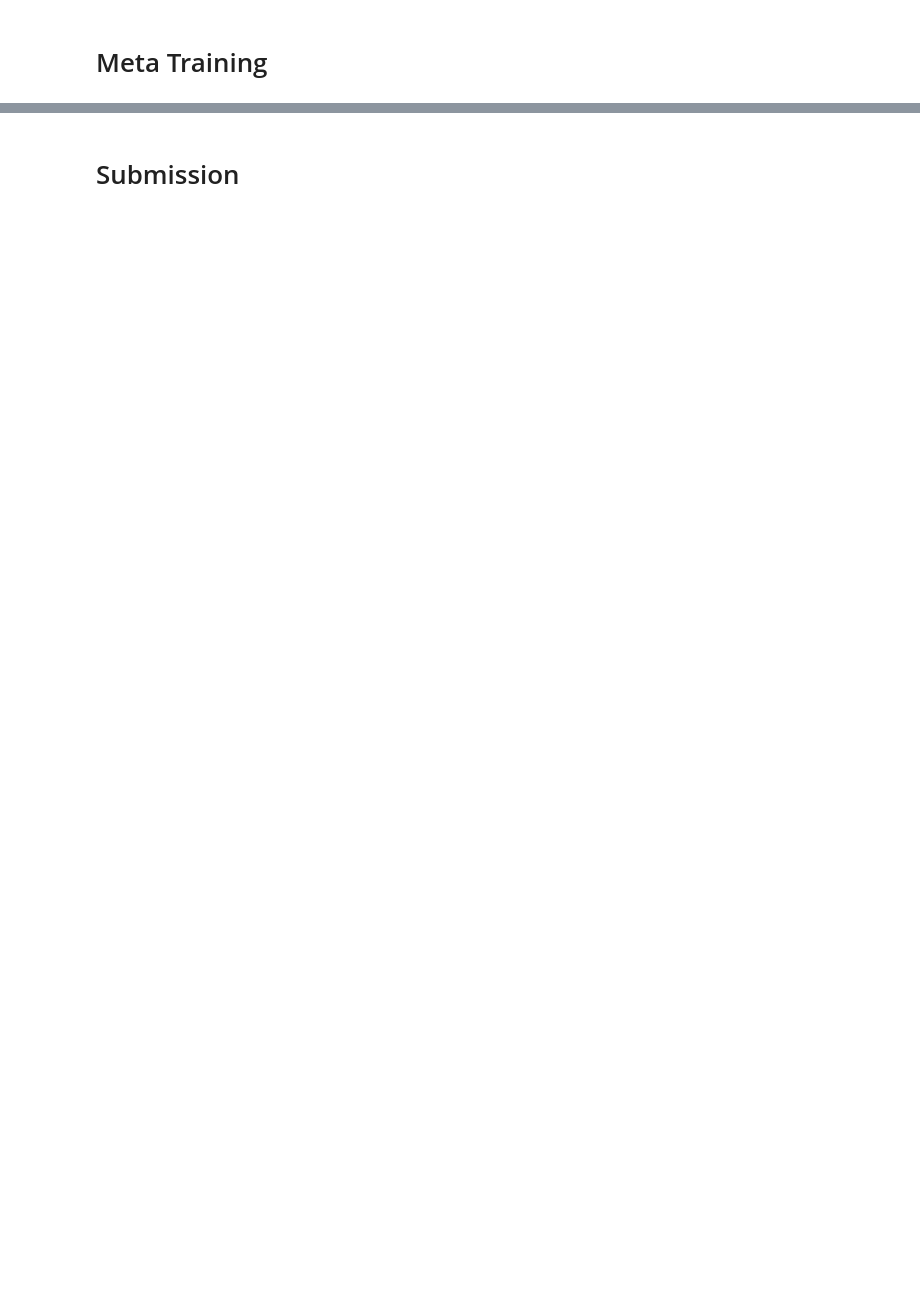
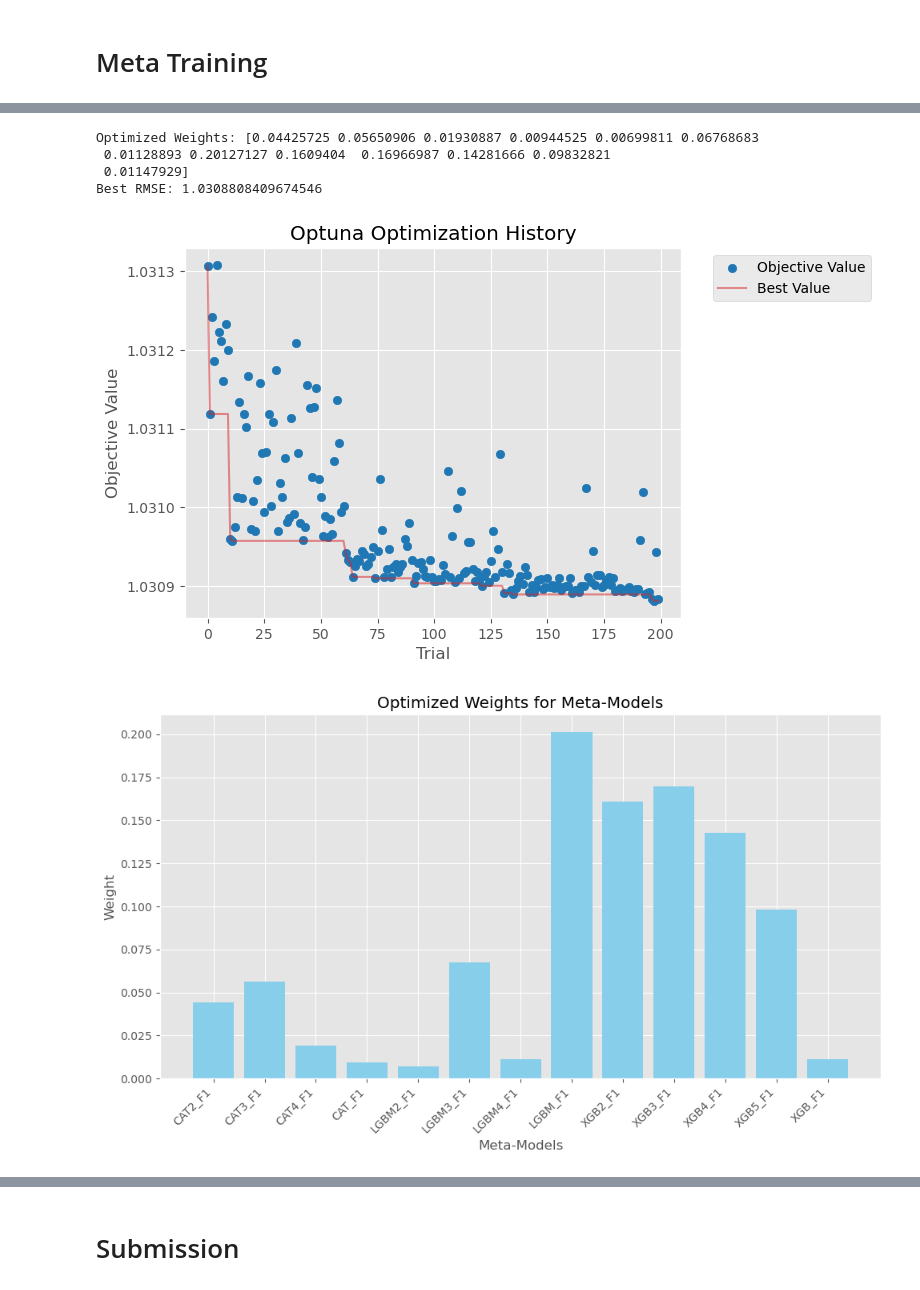
Before and after one commit to Axyom/PG-S4e12-Regression-Insurance, a Jupyter notebook: notebooks/Final Stacking v1/stacking-v3.ipynb, the cells around one changed output, grey strips where cells are left out. Cells and saved outputs as stored; diff of their text form; code cells hidden in the pictures; blank space fills up the shorter version.

```diff
--- a/notebooks/Final Stacking v1/stacking-v3.ipynb
+++ b/notebooks/Final Stacking v1/stacking-v3.ipynb
@@ -4,6 +4,7 @@
 from pathlib import Path
 from datetime import datetime
 import sys
+
 
 # Define the base directory
 base_dir = Path.cwd().resolve().parents[1]
@@ -15,6 +16,10 @@ notebooks_dir = base_dir / "notebooks"
 
 # Append base_dir to sys.path
 sys.path.append(str(base_dir))
+
+from axyom_utilities.data_extraction import extract_data
+
+X_train, y_train, X_test, X_orig, y_orig = extract_data(data_dir, log_transform=True)
 # %%
 import pandas as pd
 import glob
@@ -95,7 +96,11 @@ print(y_train.head())
 import optuna
 import numpy as np
 from sklearn.metrics import mean_squared_error
-from optuna.visualization import plot_optimization_history
+from optuna.visualization.matplotlib import (
+    plot_optimization_history,
+    plot_param_importances,
+    plot_slice
+)
 import matplotlib.pyplot as plt
 
 def optimize_ensemble_weights(X_meta_train, X_meta_test, y_train, n_trials=100):
@@ -145,13 +150,26 @@ def optimize_ensemble_weights(X_meta_train, X_meta_test, y_train, n_trials=100):
     plt.title("Optuna Optimization History")
     plt.show()
 
-    return best_weights, test_preds
+    weight_mapping = dict(zip(X_meta_train.columns, normalized_weights))
+
+    # Plot bar chart of weights
+    plt.figure(figsize=(10, 6))
+    plt.bar(weight_mapping.keys(), weight_mapping.values(), color="skyblue")
+    plt.title("Optimized Weights for Meta-Models")
+    plt.xlabel("Meta-Models")
+    plt.ylabel("Weight")
+    plt.xticks(rotation=45, ha="right")
+    plt.tight_layout()
+    plt.show()
+
+    return best_weights, test_preds, study.best_value
 
 # Assuming meta_features (training meta-features), meta_predictions (test meta-features),
 # and y_train (true target values) are already defined.
-optimized_weights, test_predictions = optimize_ensemble_weights(
+optimized_weights, test_predictions, weight_ensembling_score = optimize_ensemble_weights(
     X_meta_train=X_meta_train,
     X_meta_test=X_meta_test,
     y_train=y_train,
-    n_trials=10
+    n_trials=200
 )
+# %% [output]
@@ -158,3 +193,9 @@ optimized_weights, test_predictions = optimize_ensemble_weights(
+Optimized Weights: [0.04425725 0.05650906 0.01930887 0.00944525 0.00699811 0.06768683
+ 0.01128893 0.20127127 0.1609404  0.16966987 0.14281666 0.09832821
+ 0.01147929]
+Best RMSE: 1.0308808409674546
+[figure, added]
+[figure, added]
 # %%
 from sklearn.linear_model import Ridge
 from sklearn.metrics import mean_squared_error
```
Also changed, not shown: parts of 7 cells of this notebook, 6 other files.
